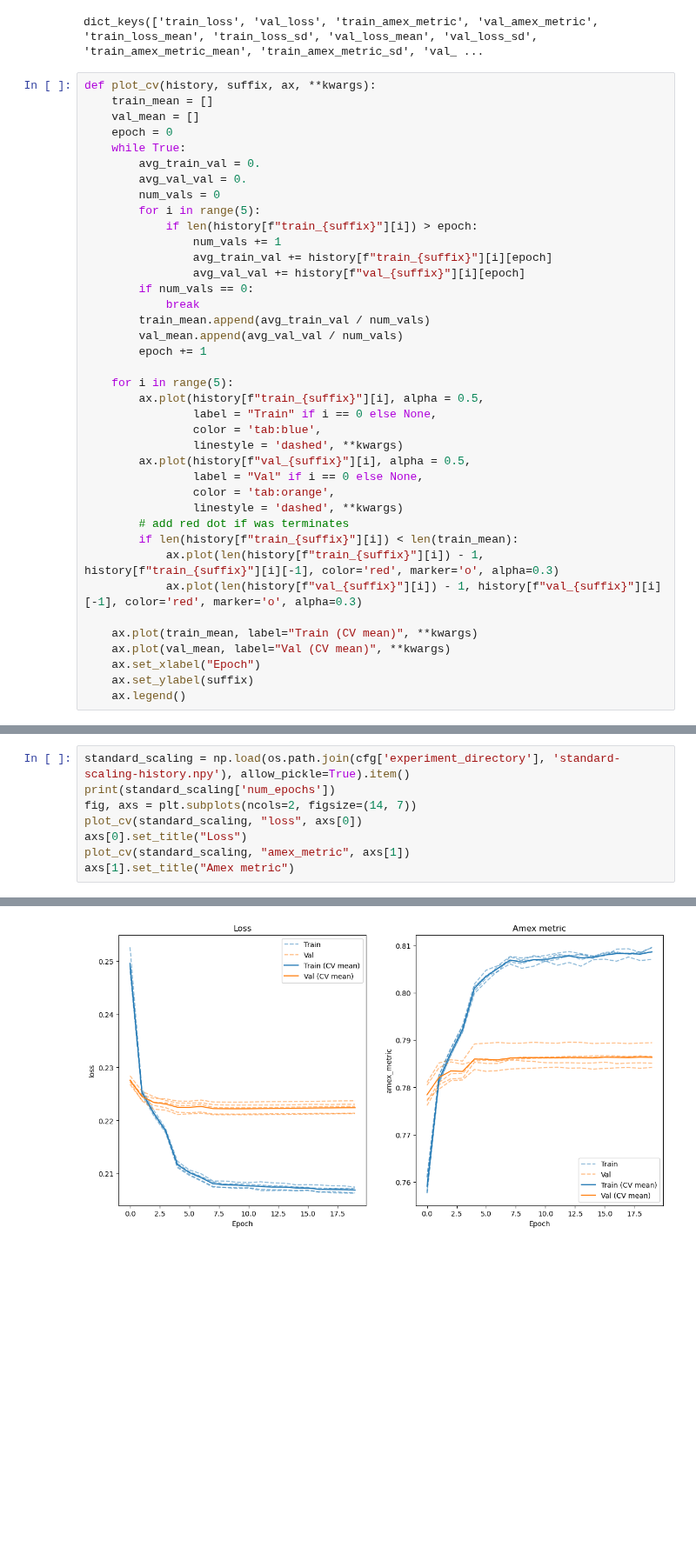
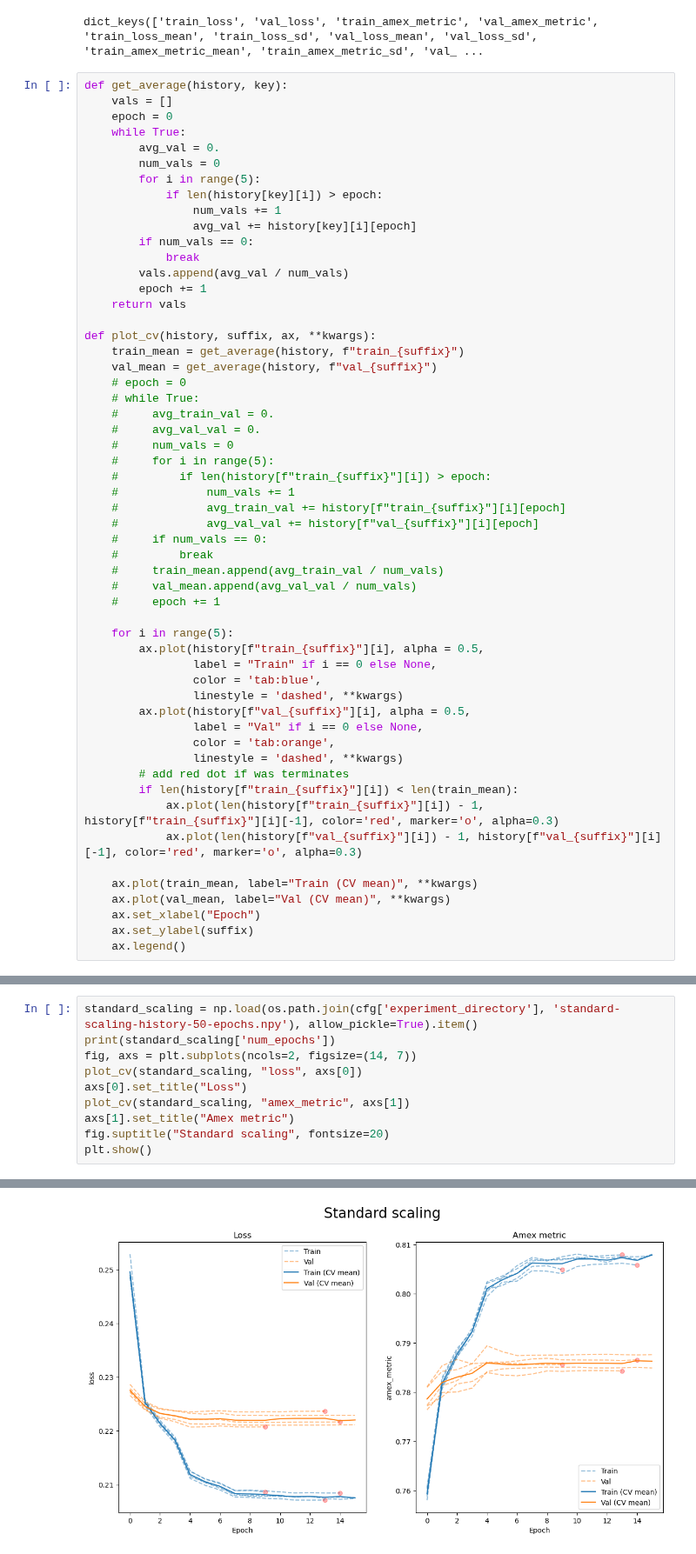
Before and after one commit to marcusGH/edain_paper, a Jupyter notebook: notebooks/static_preprocessing_classes.ipynb, the cells around one changed output, grey strips where cells are left out. Shown at 87% size. Saved outputs shown, nothing was run; the diff lists cells and outputs as text; blank space fills up the shorter version.

Commit message:
Plot some static preprocessing experiment results

```diff
--- a/notebooks/static_preprocessing_classes.ipynb
+++ b/notebooks/static_preprocessing_classes.ipynb
@@ -159,24 +159,40 @@ no_preprocess.keys()
 # %% [output]
 dict_keys(['train_loss', 'val_loss', 'train_amex_metric', 'val_amex_metric', 'train_loss_mean', 'train_loss_sd', 'val_loss_mean', 'val_loss_sd', 'train_amex_metric_mean', 'train_amex_metric_sd', 'val_ ...
 # %%
-def plot_cv(history, suffix, ax, **kwargs):
-    train_mean = []
-    val_mean = []
+def get_average(history, key):
+    vals = []
     epoch = 0
     while True:
-        avg_train_val = 0.
-        avg_val_val = 0.
+        avg_val = 0.
         num_vals = 0
         for i in range(5):
-            if len(history[f"train_{suffix}"][i]) > epoch:
+            if len(history[key][i]) > epoch:
                 num_vals += 1
-                avg_train_val += history[f"train_{suffix}"][i][epoch]
-                avg_val_val += history[f"val_{suffix}"][i][epoch]
+                avg_val += history[key][i][epoch]
         if num_vals == 0:
             break
-        train_mean.append(avg_train_val / num_vals)
-        val_mean.append(avg_val_val / num_vals)
+        vals.append(avg_val / num_vals)
         epoch += 1
+    return vals
+
+def plot_cv(history, suffix, ax, **kwargs):
+    train_mean = get_average(history, f"train_{suffix}")
+    val_mean = get_average(history, f"val_{suffix}")
+    # epoch = 0
+    # while True:
+    #     avg_train_val = 0.
+    #     avg_val_val = 0.
+    #     num_vals = 0
+    #     for i in range(5):
+    #         if len(history[f"train_{suffix}"][i]) > epoch:
+    #             num_vals += 1
+    #             avg_train_val += history[f"train_{suffix}"][i][epoch]
+    #             avg_val_val += history[f"val_{suffix}"][i][epoch]
+    #     if num_vals == 0:
+    #         break
+    #     train_mean.append(avg_train_val / num_vals)
+    #     val_mean.append(avg_val_val / num_vals)
+    #     epoch += 1
 
     for i in range(5):
         ax.plot(history[f"train_{suffix}"][i], alpha = 0.5,
@@ -210,9 +227,11 @@ Text(0.5, 1.0, 'Amex metric')
 # %%
-standard_scaling = np.load(os.path.join(cfg['experiment_directory'], 'standard-scaling-history.npy'), allow_pickle=True).item()
+standard_scaling = np.load(os.path.join(cfg['experiment_directory'], 'standard-scaling-history-50-epochs.npy'), allow_pickle=True).item()
 print(standard_scaling['num_epochs'])
 fig, axs = plt.subplots(ncols=2, figsize=(14, 7))
 plot_cv(standard_scaling, "loss", axs[0])
 axs[0].set_title("Loss")
 plot_cv(standard_scaling, "amex_metric", axs[1])
 axs[1].set_title("Amex metric")
+fig.suptitle("Standard scaling", fontsize=20)
+plt.show()
 # %% [output]
@@ -221 +239 @@ Text(0.5, 1.0, 'Amex metric')
-[figure, old version]
+[figure, new version]
```
Also changed, not shown: parts of 8 cells of this notebook.
